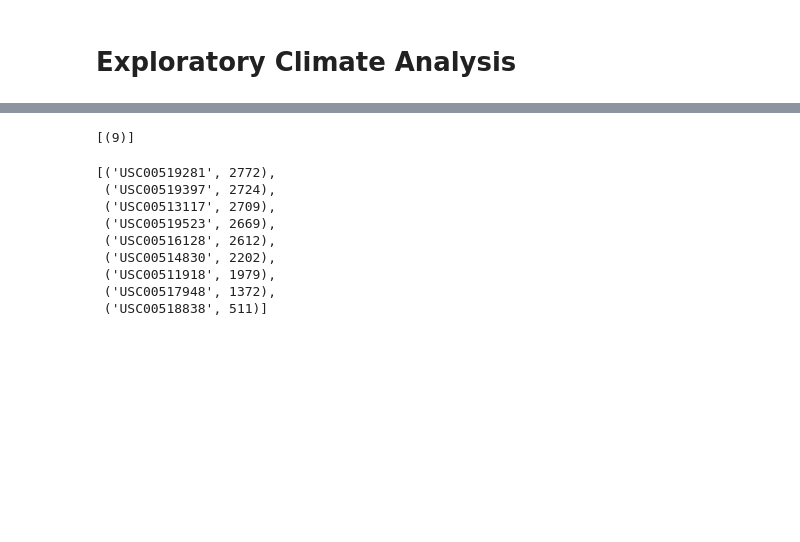
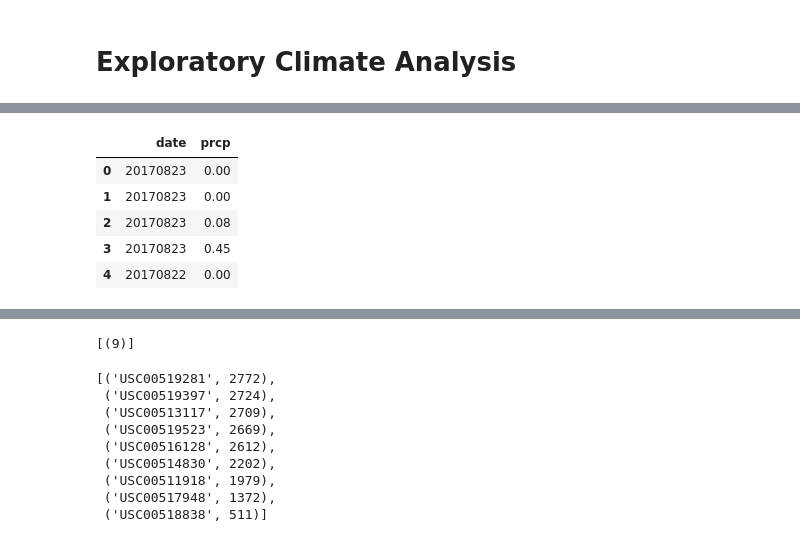
Before and after one commit to jamiediaz/HW08_SQLAlchemy, a Jupyter notebook: climate_starter.ipynb, the cells around one changed output, grey strips where cells are left out. Cells and saved outputs as stored; diff of their text form; code cells hidden in the pictures; blank space fills up the shorter version.

```diff
--- a/climate_starter.ipynb
+++ b/climate_starter.ipynb
@@ -101,0 +79,11 @@ m_results
+# %%
+m_results_df['date'] = m_results_df['date'].str.replace("-","").astype(int)
+m_results_df.sort_values(by=['date'], ascending=False)
+m_results_df.head()
+# %% [output]
+|  | date | prcp |
+| 0 | 20170823 | 0.00 |
+| 1 | 20170823 | 0.00 |
+| 2 | 20170823 | 0.08 |
+| 3 | 20170823 | 0.45 |
+| 4 | 20170822 | 0.00 |
```
Also changed, not shown: parts of 7 cells of this notebook.
